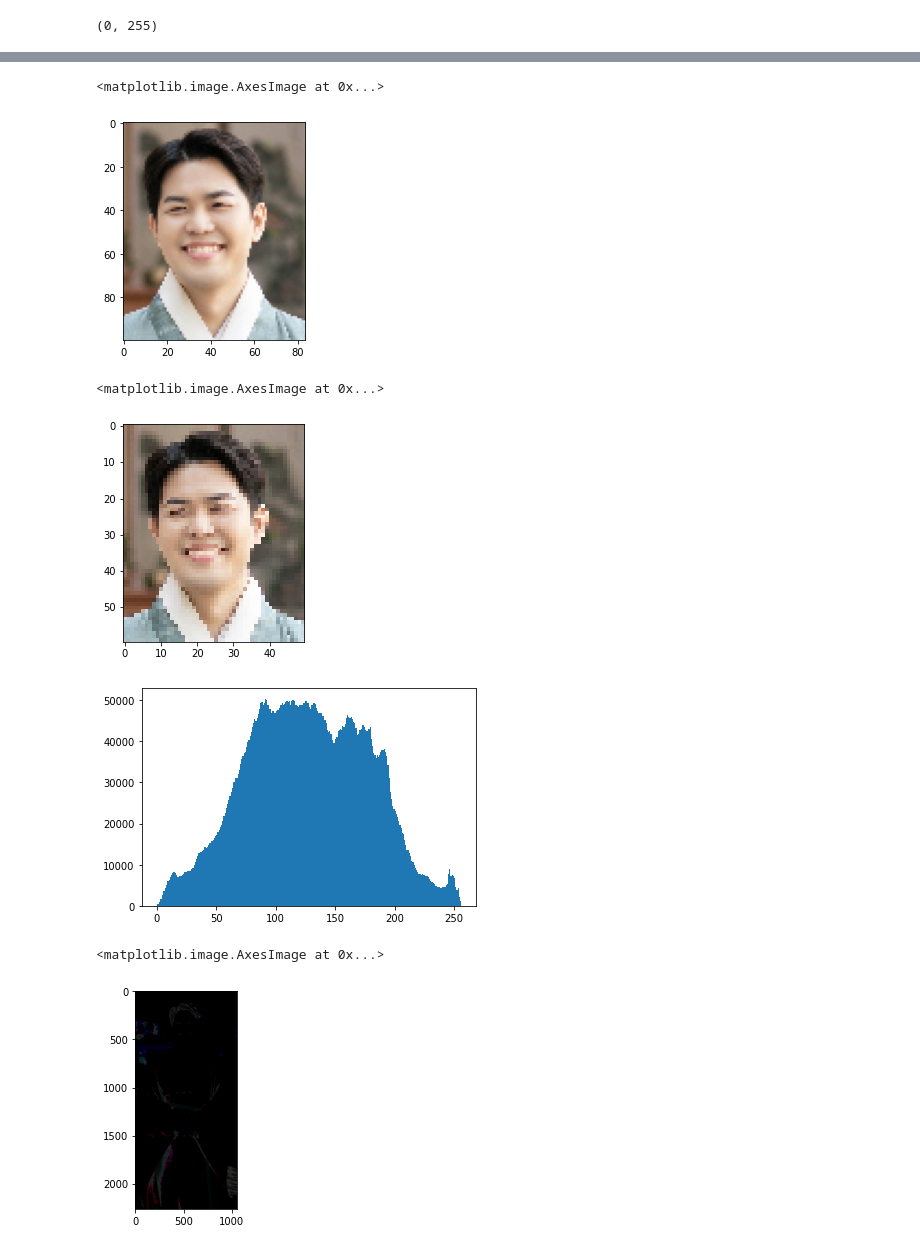
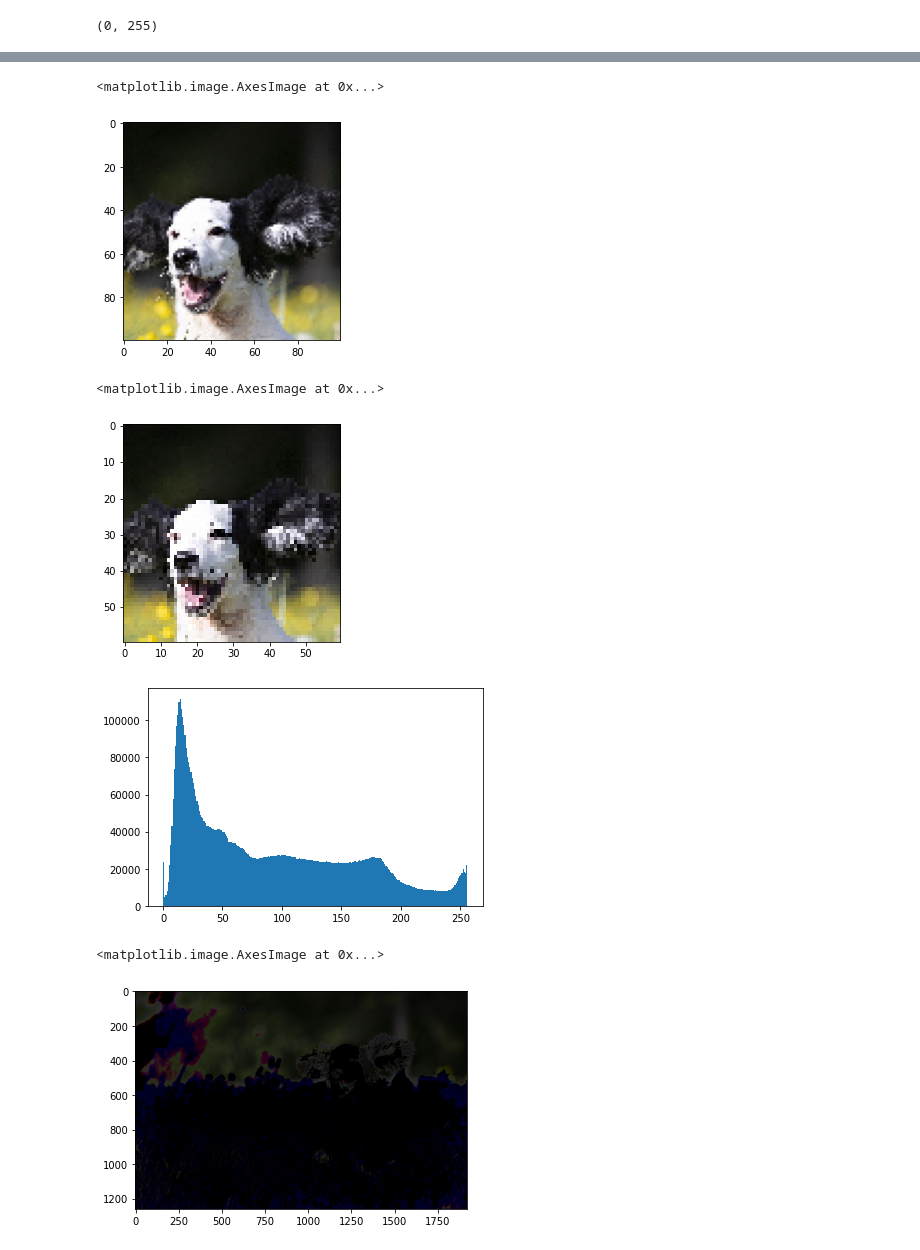
Before and after one commit to LIMSONA/30-, a Jupyter notebook: 2_2_MATPLOTLIB,PLOTY.ipynb, the cells around one changed output, grey strips where cells are left out. Drawn from its saved outputs; the diff is of its cells as text; code cells hidden in the pictures.

```diff
--- a/2_2_MATPLOTLIB,PLOTY.ipynb
+++ b/2_2_MATPLOTLIB,PLOTY.ipynb
@@ -461,7 +461,7 @@ from skimage import io
 # from cv2 (영상처리 알고리즘 많이 있음)
 import matplotlib.pyplot as plt
 # %%
-  kku = io.imread('3.JPG') # 이미지 불러오기
+  kku = io.imread('dog.jpg') # 이미지 불러오기
 # %%
 type(kku) #이미지타입
 # %% [output]
@@ -527,20 +527,21 @@ plt.imshow(kku[100:700,300:800]) #y축, x축
 # %%
 #6칸식 건너뛰기 -> 화질 깨짐(모자이크)
-plt.imshow(kku[100:700:6,300:800:6])
+plt.imshow(kku[100:700:6,1000:1600:6])
 # %% [output]
 <matplotlib.image.AxesImage at 0x...>
-[figure, old version]
+[figure, new version]
 # %%
-plt.imshow(kku[100:700:10,300:800:10])
+#10칸식 건너뛰기 -> 화질 깨짐(모자이크)
+plt.imshow(kku[100:700:10,1000:1600:10])
 # %% [output]
 <matplotlib.image.AxesImage at 0x...>
-[figure, old version]
+[figure, new version]
 # %%
 #히스토그램으로 색 정보를 일렬로 나열하고 어디에 많이 분포 되었는 지를 확인한다
 plt.hist(kku.ravel(),256,[0,256])
 plt.show()
 # %% [output]
-[figure, old version]
+[figure, new version]
 # %%
 # 특정한 값(50)을 지정하고 그 이하는 원래의 색으로 나오고 다른 값은 검정색(0)으로 지정하여
 # 이미지를 출력한다.
@@ -548,7 +549,7 @@ kku1 = np.where(kku < 50, kku, 0)
 plt.imshow(kku1)
 # %% [output]
 <matplotlib.image.AxesImage at 0x...>
-[figure, old version]
+[figure, new version]
 # %%
 plt.imshow(kku[:,:,0]) # 0번째 색만 출력하기
 # %% [output]
```
Also changed, not shown: parts of 9 cells of this notebook.
